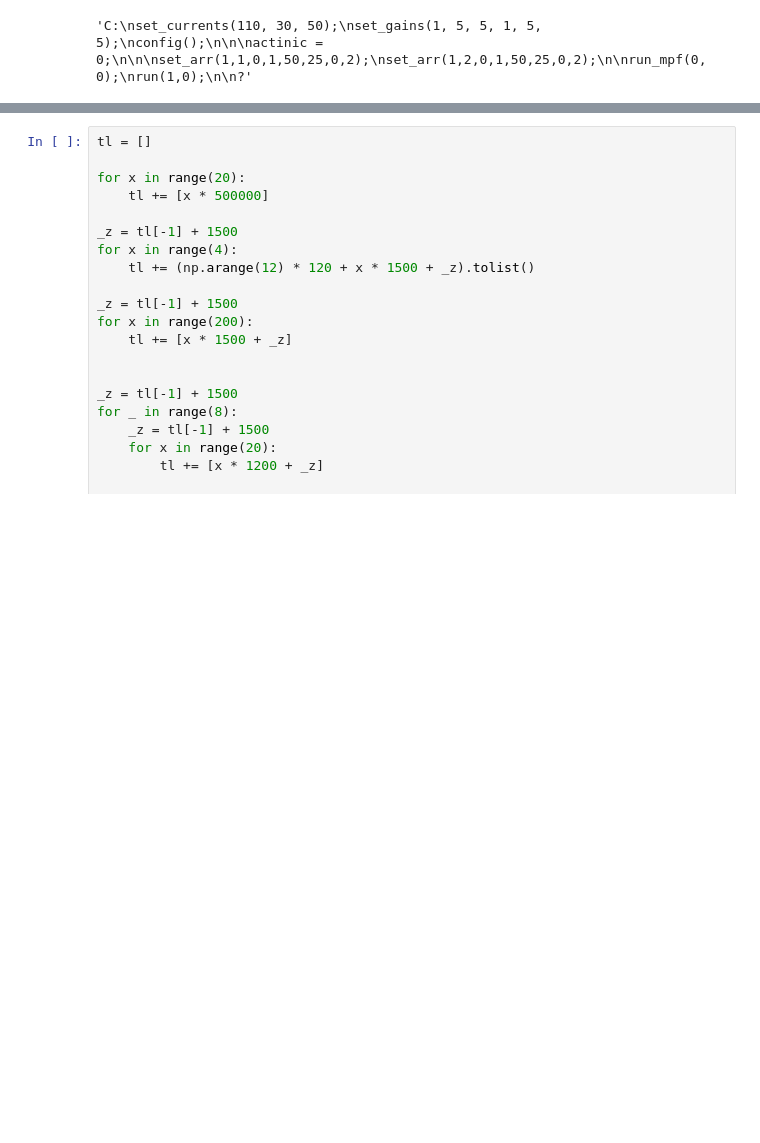
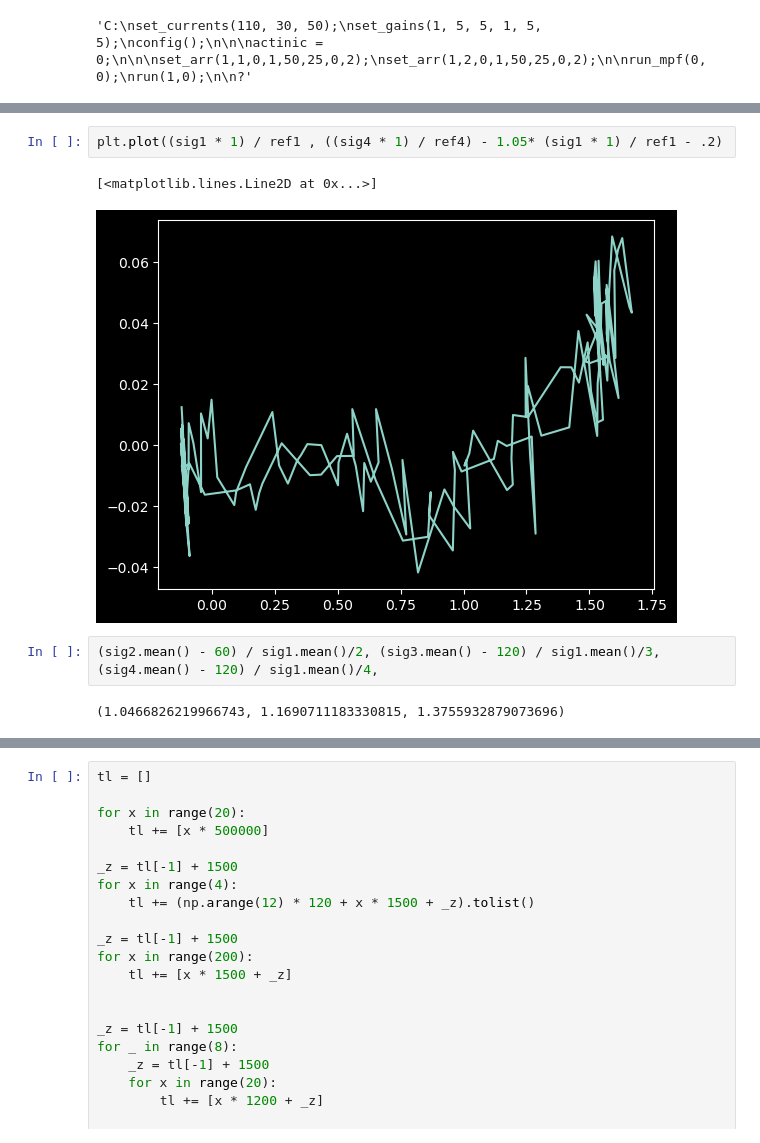
Before and after one commit to Jan-IngenHousz-Institute/ambit, a Jupyter notebook: sender.ipynb, the cells around one changed output, grey strips where cells are left out. Cells and saved outputs as stored; diff of their text form; blank space fills up the shorter version.

```diff
--- a/sender.ipynb
+++ b/sender.ipynb
@@ -197,0 +214,9 @@ Data:730ref,Length:0
+# %%
+plt.plot((sig1 * 1) / ref1 , ((sig4 * 1) / ref4) - 1.05* (sig1 * 1) / ref1 - .2)
+# %% [output]
+[<matplotlib.lines.Line2D at 0x...>]
+[figure, added]
+# %%
+(sig2.mean() - 60) / sig1.mean()/2, (sig3.mean() - 120) / sig1.mean()/3, (sig4.mean() - 120) / sig1.mean()/4,
+# %% [output]
+(1.0466826219966743, 1.1690711183330815, 1.3755932879073696)
```
Also changed, not shown: parts of 14 cells of this notebook, 7 other files.
